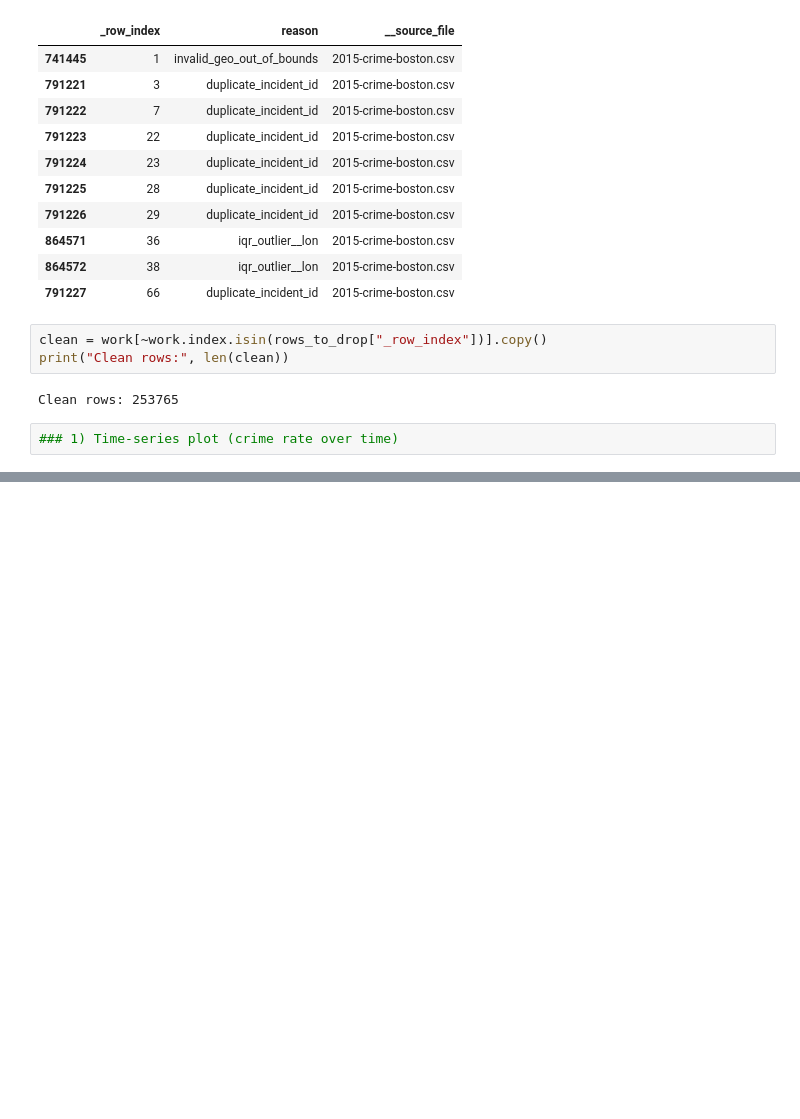
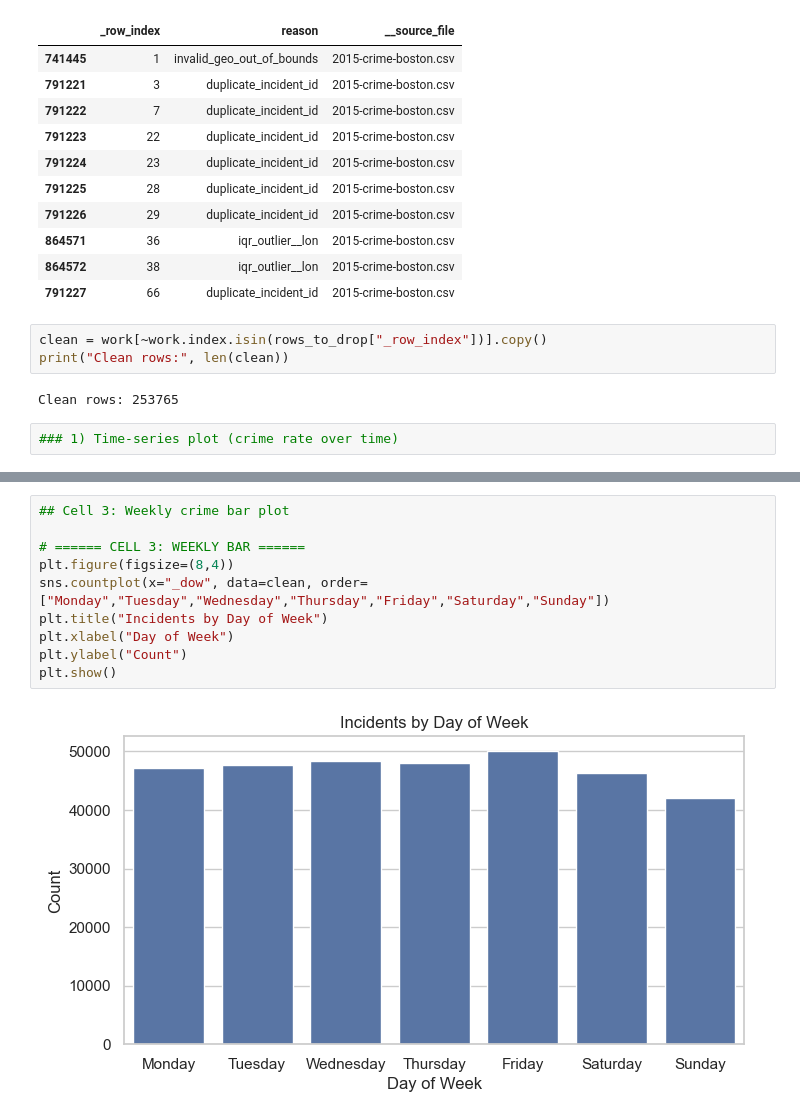
Before and after one commit to HarshaBeth/Boston-Area-Price-and-Crime-Prediction, a Jupyter notebook: backend/notebooks/model1.ipynb, the cells around one changed output, grey strips where cells are left out. Saved outputs shown, nothing was run; the diff lists cells and outputs as text; blank space fills up the shorter version.

```diff
--- a/backend/notebooks/model1.ipynb
+++ b/backend/notebooks/model1.ipynb
@@ -408,0 +648,12 @@ Clean rows: 253765
+# %%
+## Cell 3: Weekly crime bar plot
+
+# ====== CELL 3: WEEKLY BAR ======
+plt.figure(figsize=(8,4))
+sns.countplot(x="_dow", data=clean, order=["Monday","Tuesday","Wednesday","Thursday","Friday","Saturday","Sunday"])
+plt.title("Incidents by Day of Week")
+plt.xlabel("Day of Week")
+plt.ylabel("Count")
+plt.show()
+# %% [output]
+[figure, added]
```
Also changed, not shown: parts of 10 cells of this notebook.
